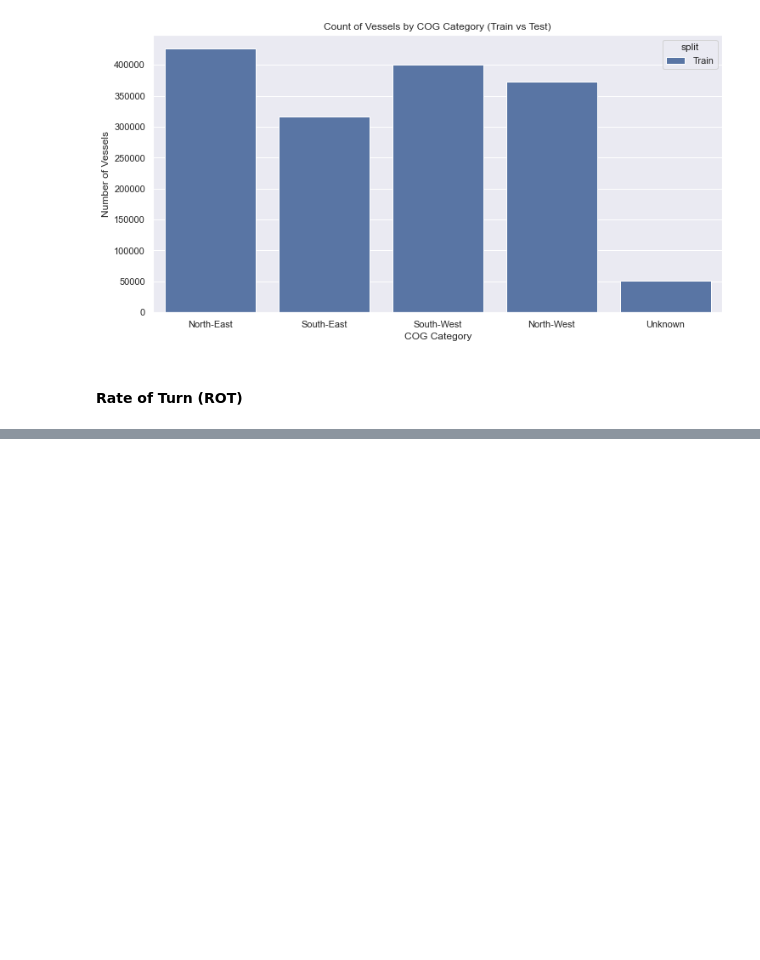
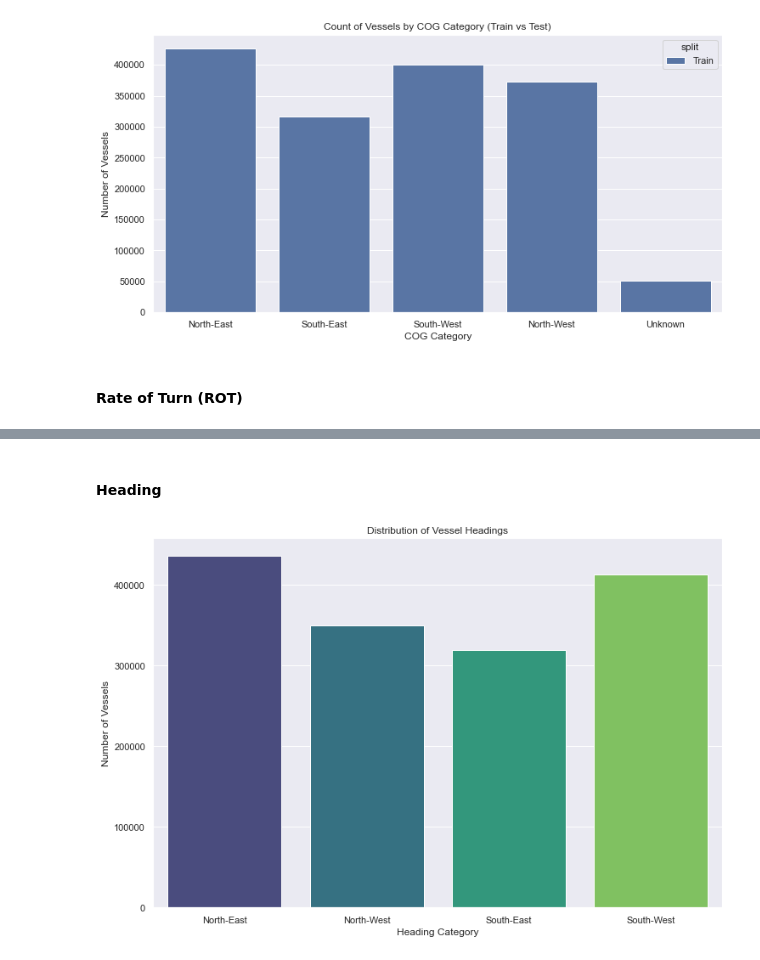
Before and after one commit to ThomasNitsche99/A-laget-ML-bajas, a Jupyter notebook: notebooks/long_notebook.ipynb, the cells around one changed output, grey strips where cells are left out. Drawn from its saved outputs; the diff is of its cells as text; code cells hidden in the pictures; blank space fills up the shorter version.

```diff
--- a/notebooks/long_notebook.ipynb
+++ b/notebooks/long_notebook.ipynb
@@ -616,0 +610,28 @@ plt.show()
+# %% [markdown]
+#### Heading
+# %%
+# Function to categorize headings into segments
+def categorize_heading(heading):
+    if heading >= 0 and heading < 90:
+        return 'North-East'
+    elif heading >= 90 and heading < 180:
+        return 'South-East'
+    elif heading >= 180 and heading < 270:
+        return 'South-West'
+    elif heading >= 270 and heading <= 360:
+        return 'North-West'
+    else:
+        return 'Unknown'
+
+# Apply the categorization
+data.train['heading_category'] = data.train['heading'].apply(categorize_heading)
+
+# Count plot for heading categories
+plt.figure(figsize=(12, 8))
+sns.countplot(x='heading_category', data=data.train, palette='viridis')
+plt.title('Distribution of Vessel Headings')
+plt.xlabel('Heading Category')
+plt.ylabel('Number of Vessels')
+plt.show()
+# %% [output]
+[figure, added]
```
Also changed, not shown: parts of 4 cells of this notebook.
